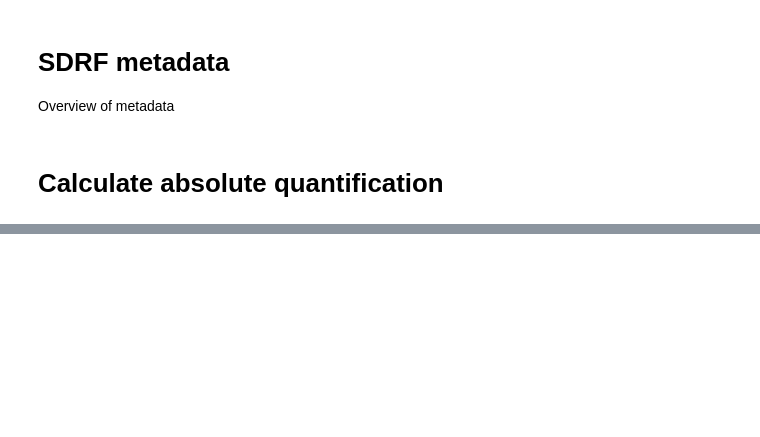
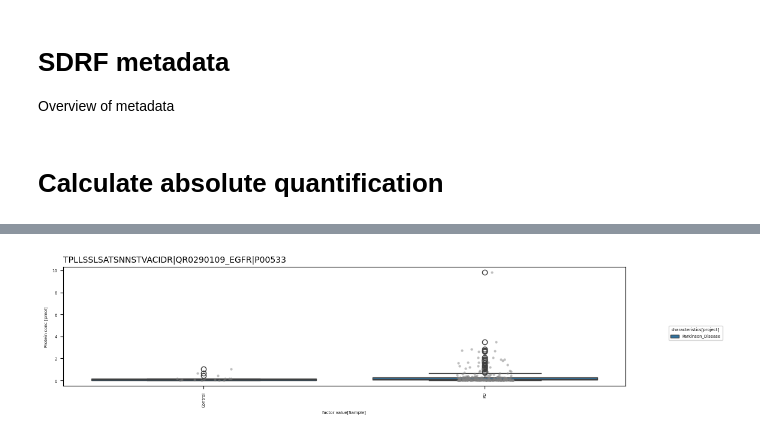
Before and after one commit to thanadol-git/kardemumma, a Jupyter notebook: ratio_PD.ipynb, the cells around one changed output, grey strips where cells are left out. Saved outputs shown, nothing was run; the diff lists cells and outputs as text; code cells hidden in the pictures; blank space fills up the shorter version.

```diff
--- a/ratio_PD.ipynb
+++ b/ratio_PD.ipynb
@@ -27,6 +30,6 @@ skyline_data = skyline_importer.import_skyline_file()
 # %%
 # **SDRF**
-sdrf_path = 'data/2026 PD/20260401_Parkinson_Disease.sdrf.tsv'
+sdrf_path = 'data/2026 PD/inputs/20260401_Parkinson_Disease.sdrf.tsv'
 
 # Valdate sdrf fasta_file
 # kdm.validate_sdrf(sdrf_path)
@@ -99,4 +107,4 @@ kdm.plot_heavy_light_scatter(peptide_counts)
 # %%
-filtered_peptide_counts = kdm.filter_peptide_counts(peptide_counts, light_cutoff=600, heavy_cutoff=600)
+filtered_peptide_counts = kdm.filter_peptide_counts(peptide_counts, light_cutoff=300, heavy_cutoff=300)
 
 filtered_peptide_counts.head()
@@ -112,3 +150,3 @@ skyline_merge.head(20)
 # %%
-skyline_pool = skyline_merge_obj.select_pool_data(label_col='characteristics[Sample]', pool_label='PlasmaPool')
+skyline_pool = skyline_merge_obj.select_pool_data(label_col='characteristics[Sample]', pool_label='Control')
 # Need to check printing????
@@ -136,3 +211,3 @@ kdm.plot_cumulative_peptide_count_by_cv(interplate_cv)
 # %%
-selected_peptides = kdm.get_lowest_cv_peptides(interplate_cv, 10)
+selected_peptides = kdm.get_lowest_cv_peptides(interplate_cv, 20)
 selected_peptides
@@ -265,7 +437,9 @@ kdm.plot_median_peptide_concentration_by_group(
 # %%
 kdm.plot_peptide_concentration_by_group(
     abs_df,
     sdrf_data_file,
-    color_col='characteristics[disease category]',
+    color_col='characteristics[project]',
     protein_name="QR0290109_EGFR|P00533",
 )
+# %% [output]
+[figure, added]
```
Also changed, not shown: parts of 49 cells of this notebook.
